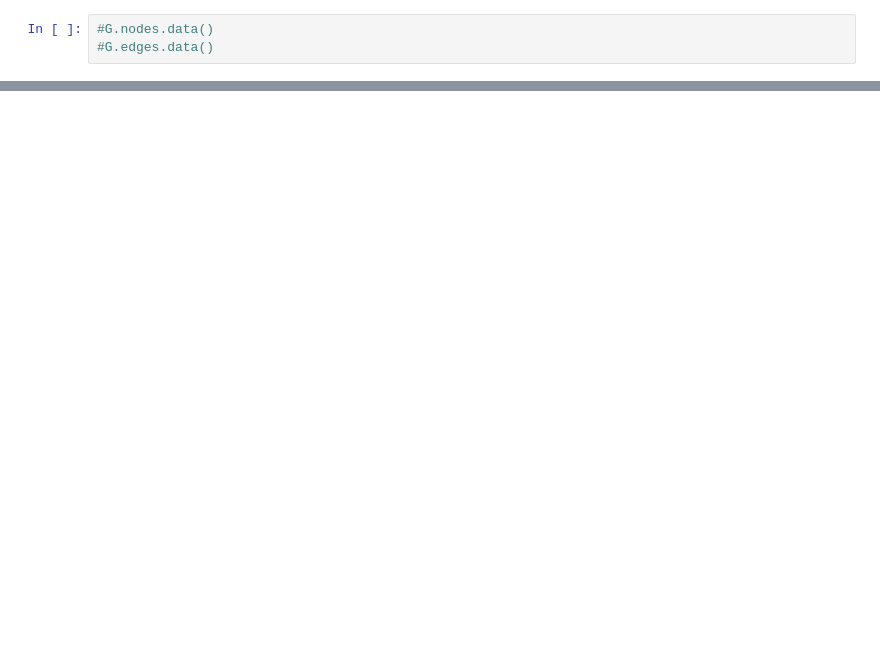
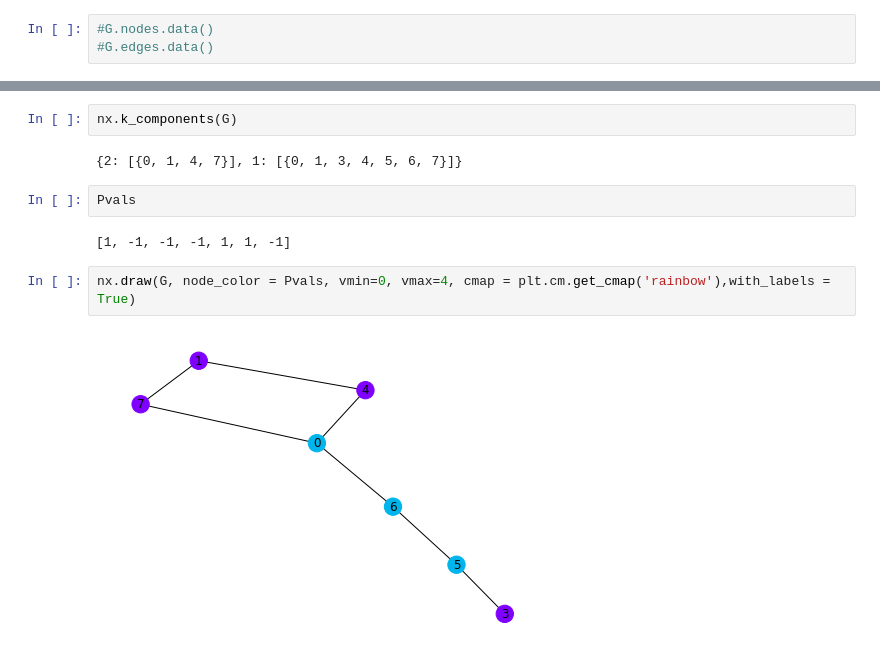
Before and after one commit to nicoleorzan/Braess-paradox, a Jupyter notebook: Networkx.ipynb, the cells around one changed output, grey strips where cells are left out. Saved outputs shown, nothing was run; the diff lists cells and outputs as text; blank space fills up the shorter version.

```diff
--- a/Networkx.ipynb
+++ b/Networkx.ipynb
@@ -119,0 +159,12 @@ nt.PrintOnFile()
+# %%
+nx.k_components(G)
+# %% [output]
+{2: [{0, 1, 4, 7}], 1: [{0, 1, 3, 4, 5, 6, 7}]}
+# %%
+Pvals
+# %% [output]
+[1, -1, -1, -1, 1, 1, -1]
+# %%
+nx.draw(G, node_color = Pvals, vmin=0, vmax=4, cmap = plt.cm.get_cmap('rainbow'),with_labels = True)
+# %% [output]
+[figure, added]
```
Also changed, not shown: parts of 15 cells of this notebook, 4 other files.
